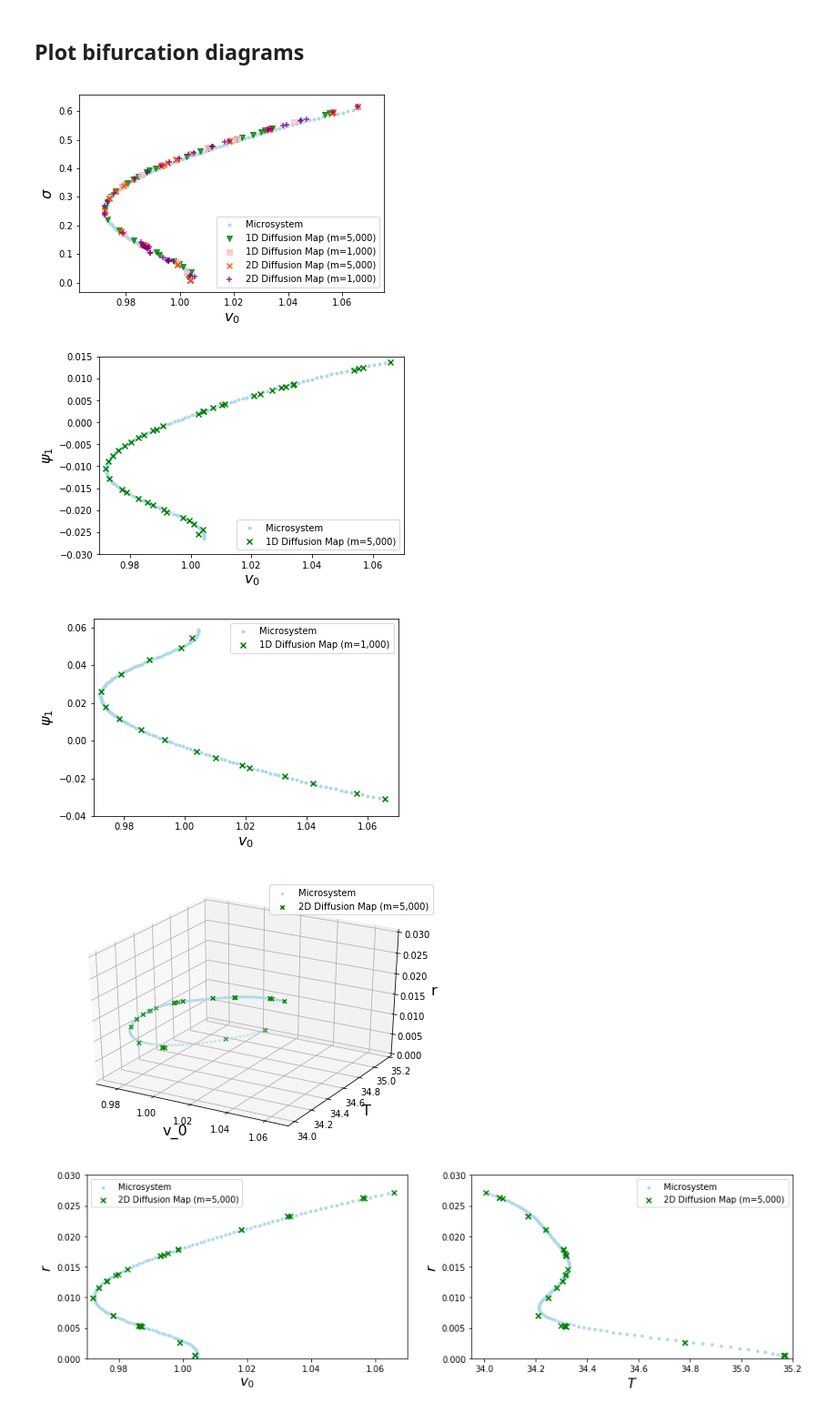
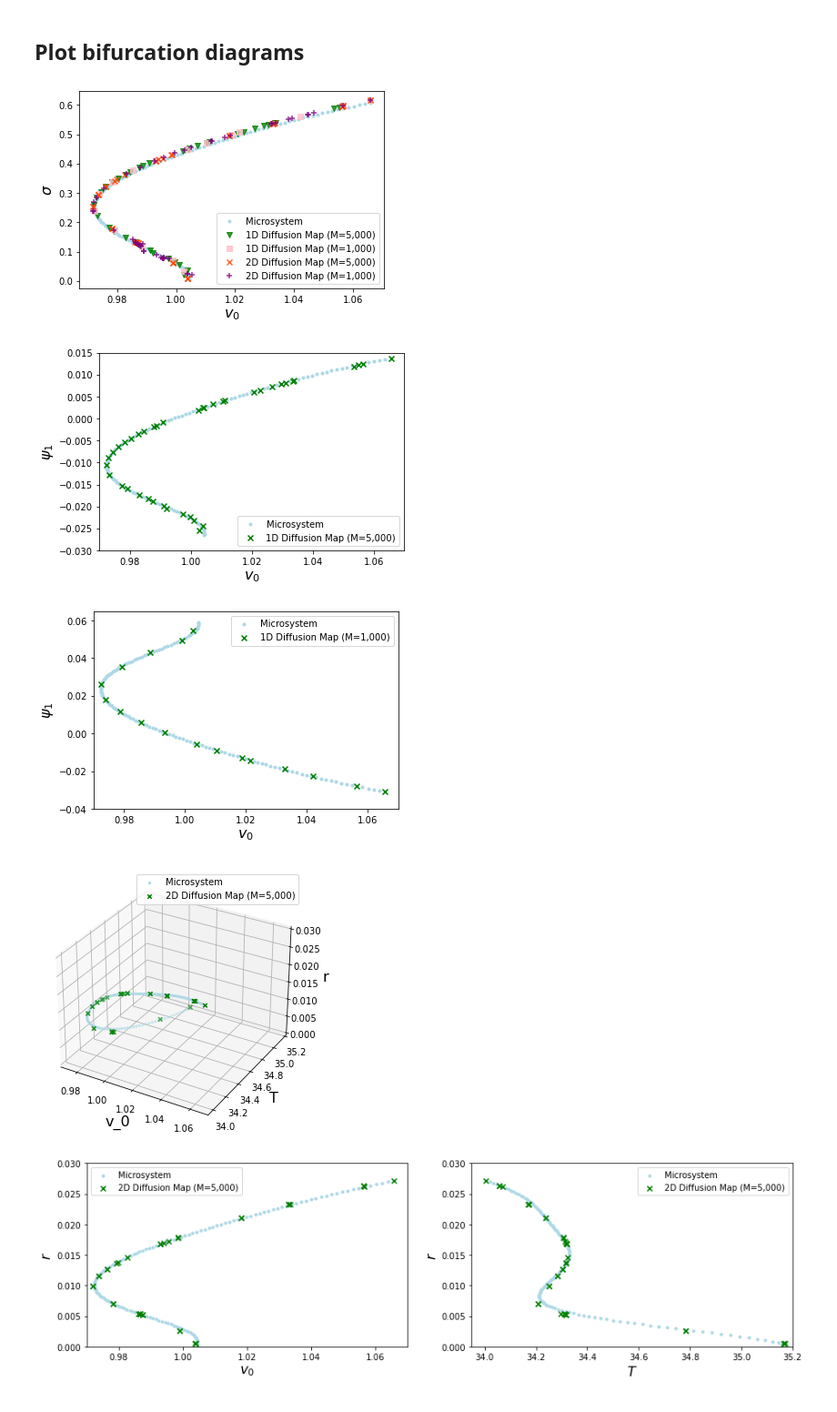
Before and after one commit to sandstede-lab/Equation-free-modeling, a Jupyter notebook: plot_eq_free.ipynb, the cells around one changed output. Shown at 91% size. Drawn from its saved outputs; the diff is of its cells as text; code cells hidden in the pictures.

```diff
--- a/plot_eq_free.ipynb
+++ b/plot_eq_free.ipynb
@@ -193,24 +192,24 @@ alpha_level = 0.8
 plt.scatter(micro[-1, :], np.std(micro[0:numCars, :], axis = 0), c=color1, marker = '.',
                   label = 'Microsystem')
 plt.scatter(efd1D[1,:], efd1D[-1,:], c=color2, marker = 'v', alpha = alpha_level,
-            label = '1D Diffusion Map (m=5,000)')
+            label = '1D Diffusion Map (M=5,000)')
 plt.scatter(efd1D_1000[1,:], efd1D_1000[-1,:], c=color3, marker = 's',  alpha = alpha_level,
-            label = '1D Diffusion Map (m=1,000)')
+            label = '1D Diffusion Map (M=1,000)')
 plt.scatter(efd2D[2,:], efd2D[-1,:], c=color4,  marker = 'x',
-            alpha = alpha_level,  label = '2D Diffusion Map (m=5,000)')
+            alpha = alpha_level,  label = '2D Diffusion Map (M=5,000)')
 plt.scatter(efd2D_1000[2,:], efd2D_1000[-1,:], c=color5, marker = '+',
-            alpha = alpha_level, label = '2D Diffusion Map (m=1,000)')
+            alpha = alpha_level, label = '2D Diffusion Map (M=1,000)')
 plt.legend(loc='lower right', fontsize = 10)
 plt.xlabel('$v_0$', size=16)
 plt.ylabel('$\sigma$', size=16)
 plt.show()
 # %% [output]
-[figure, old version]
+[figure, new version]
 # %%
 # plot the full 1D bifurcation curve
 micro1D = np.loadtxt(open("results/micro1D.csv", "rb"), delimiter=",")
 plt.scatter(micro1D[:,1], micro1D[:,0], c=color1, marker = '.', label = 'Microsystem')
-plt.scatter(efd1D[1,:], efd1D[0,:], c=color2, marker = 'x', label = '1D Diffusion Map (m=5,000)')
+plt.scatter(efd1D[1,:], efd1D[0,:], c=color2, marker = 'x', label = '1D Diffusion Map (M=5,000)')
 plt.legend(loc='lower right', fontsize = 10)
 plt.xlabel('$v_0$', size=16)
 plt.ylabel('$\psi_1$', size=16)
@@ -218,12 +217,12 @@ plt.xlim([0.97, 1.07])
 plt.ylim([-0.03, 0.015])
 plt.show()
 # %% [output]
-[figure, old version]
+[figure, new version]
 # %%
 # plot the full 1D bifurcation curve
 micro1D_reduced = np.loadtxt(open("results/1000micro1D.csv", "rb"), delimiter=",")
 plt.scatter(micro1D_reduced[:,1], micro1D_reduced[:,0], c=color1, marker = '.', label = 'Microsystem')
-plt.scatter(efd1D_1000[1,:], efd1D_1000[0,:], marker = 'x', c=color2,  label = '1D Diffusion Map (m=1,000)')
+plt.scatter(efd1D_1000[1,:], efd1D_1000[0,:], marker = 'x', c=color2,  label = '1D Diffusion Map (M=1,000)')
 plt.legend(loc='upper right', fontsize = 10)
 plt.xlabel('$v_0$', size=16)
 plt.ylabel('$\psi_1$', size=16)
@@ -231,27 +230,27 @@ plt.xlim([0.97, 1.07])
 plt.ylim([-0.04, 0.065])
 plt.show()
 # %% [output]
-[figure, old version]
+[figure, new version]
 # %%
 # plot the 2d bifurcation diagrams
 micro2D = np.loadtxt(open("results/micro2D.csv", "rb"), delimiter=",")
 fig = plt.figure()
 ax = Axes3D(fig)
 alpha_level = 0.6
 ax.scatter(micro2D[:,2], micro2D[:,1],micro2D[:,0], marker = '.',
             c=color1, label = 'Microsystem')
 ax.scatter(efd2D[2,:], efd2D[1,:], efd2D[0,:], marker = 'x',
-            c=color2,  label = '2D Diffusion Map (m=5,000)')
+            c=color2,  label = '2D Diffusion Map (M=5,000)')
 ax.legend(fontsize = 10)
 ax.set_xlabel('v_0', size=16)
 ax.set_ylabel('T', size=16)
 ax.set_zlabel('r', size = 16)
 ax.set_xlim([0.97, 1.07])
 ax.set_ylim([33.95, 35.2])
 ax.set_zlim([0, 0.03])
 plt.show()
 # %% [output]
-[figure, old version]
+[figure, new version]
 # %%
 plt.figure(figsize=(15, 4))
 ax = plt.subplot(1, 2, 1)
```
Also changed, not shown: parts of 19 cells of this notebook.
